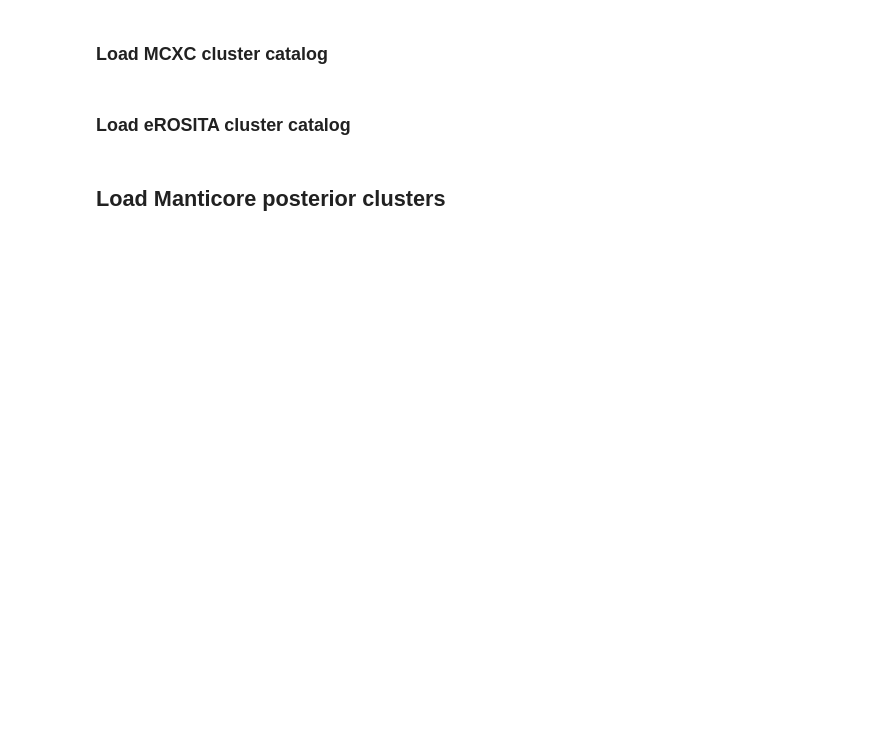
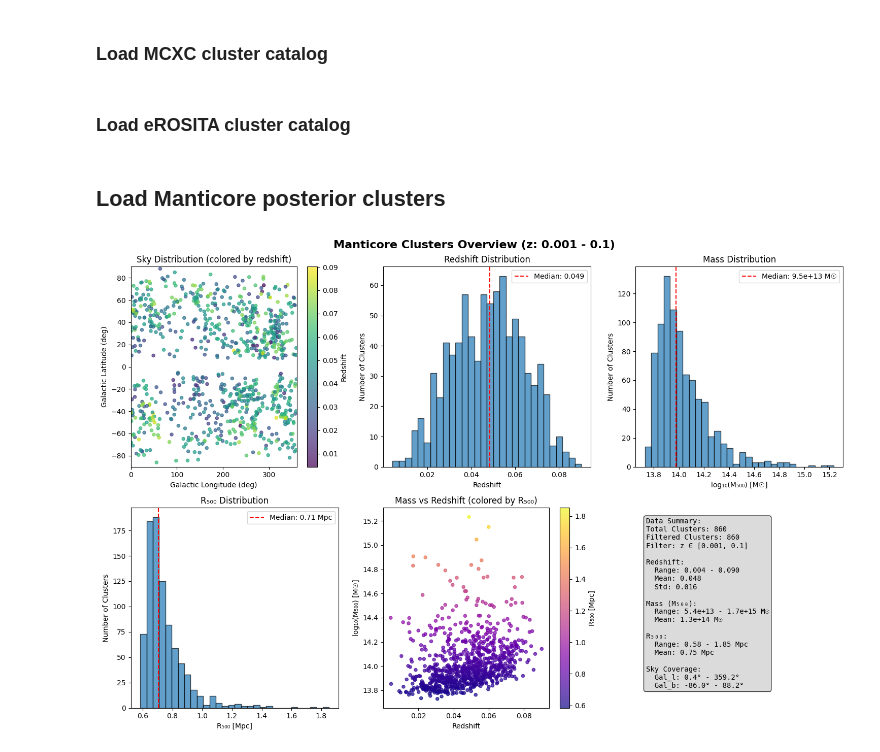
Before and after one commit to stuartmcalpine/manticore_posterior_clusters, a Jupyter notebook: stack_patches.ipynb, the cells around one changed output. Cells and saved outputs as stored; diff of their text form; code cells hidden in the pictures; blank space fills up the shorter version.

```diff
--- a/stack_patches.ipynb
+++ b/stack_patches.ipynb
@@ -72,11 +119,11 @@ with h5py.File(fname, "r") as f:
 # %%
-def plot_mcxc_overview(mcxc_data, z_min=None, z_max=None, figsize=(15, 10)):
+def plot_halo_overview(halo_data, z_min=None, z_max=None, figsize=(15, 10), cat_name=""):
     """
-    Plot overview of MCXC cluster data.
+    Plot overview of cluster data.
 
     Parameters
     ----------
-    mcxc_data : dict
+    halo_data : dict
         Dictionary containing cluster data with keys: 'gal_l', 'gal_b', 'z', 'm500', 'r500'
     z_min : float, optional
         Minimum redshift to include in plots
@@ -90,22 +137,22 @@ def plot_mcxc_overview(mcxc_data, z_min=None, z_max=None, figsize=(15, 10)):
 
     # Apply redshift filter if specified
     if z_min is not None or z_max is not None:
-        z_mask = np.ones(len(mcxc_data["z"]), dtype=bool)
+        z_mask = np.ones(len(halo_data["z"]), dtype=bool)
         if z_min is not None:
-            z_mask &= (mcxc_data["z"] >= z_min)
+            z_mask &= (halo_data["z"] >= z_min)
         if z_max is not None:
-            z_mask &= (mcxc_data["z"] <= z_max)
+            z_mask &= (halo_data["z"] <= z_max)
 
         # Create filtered data
-        filtered_data = {key: np.array(values)[z_mask] for key, values in mcxc_data.items()}
+        filtered_data = {key: np.array(values)[z_mask] for key, values in halo_data.items()}
         title_suffix = f" (z: {z_min or 'min'} - {z_max or 'max'})"
     else:
-        filtered_data = mcxc_data
+        filtered_data = halo_data
         title_suffix = ""
 
     # Create figure with subplots
     fig, axes = plt.subplots(2, 3, figsize=figsize)
-    fig.suptitle(f'MCXC Clusters Overview{title_suffix}', fontsize=16, fontweight='bold')
+    fig.suptitle(f'{cat_name} Clusters Overview{title_suffix}', fontsize=16, fontweight='bold')
 
     # 1. Sky distribution in galactic coordinates
     ax1 = axes[0, 0]
@@ -161,7 +208,7 @@ def plot_mcxc_overview(mcxc_data, z_min=None, z_max=None, figsize=(15, 10)):
     ax6 = axes[1, 2]
     ax6.axis('off')
 
-    n_total = len(mcxc_data["z"])
+    n_total = len(halo_data["z"])
     n_filtered = len(filtered_data["z"])
 
     stats_text = f"""Data Summary:
@@ -192,7 +239,3 @@ Sky Coverage:
 
     plt.tight_layout()
     plt.show()
-
-# Example usage:
-# plot_mcxc_overview(mcxc_data)  # Plot all data
-plot_mcxc_overview(mcxc_data, z_min=0.001, z_max=0.05)  # Plot subset
@@ -201,8 +241,0 @@ plot_mcxc_overview(eros_data, z_min=0.001, z_max=0.05)  # Plot subset
-# %%
-# Load Manticore cluster data
-fname = "/cosma7/data/dp004/rttw52/Manticore/analysis/swift/clusters/posterior_cluster_catalog/high_coverage_clusters.hdf5"
-
-with h5py.File(fname, "r") as f:
-    data = f["clusters"][...]
-
-manticore_data = {"gal_l": data["gal_l"], "gal_b": data["gal_b"], "z": data["z"], "m500": data["m200"], "r500": data["r200"]}
@@ -217,3 +242,8 @@ print(data[mask])
+# %%
+# plot_mcxc_overview(mcxc_data)  # Plot all data
+plot_halo_overview(manticore_data, z_min=0.001, z_max=0.1, cat_name="Manticore")
+# %% [output]
+[figure, added]
 # %%
 l_min = 20
 l_max = 80
```
Also changed, not shown: parts of 11 cells of this notebook, 27 other files.
